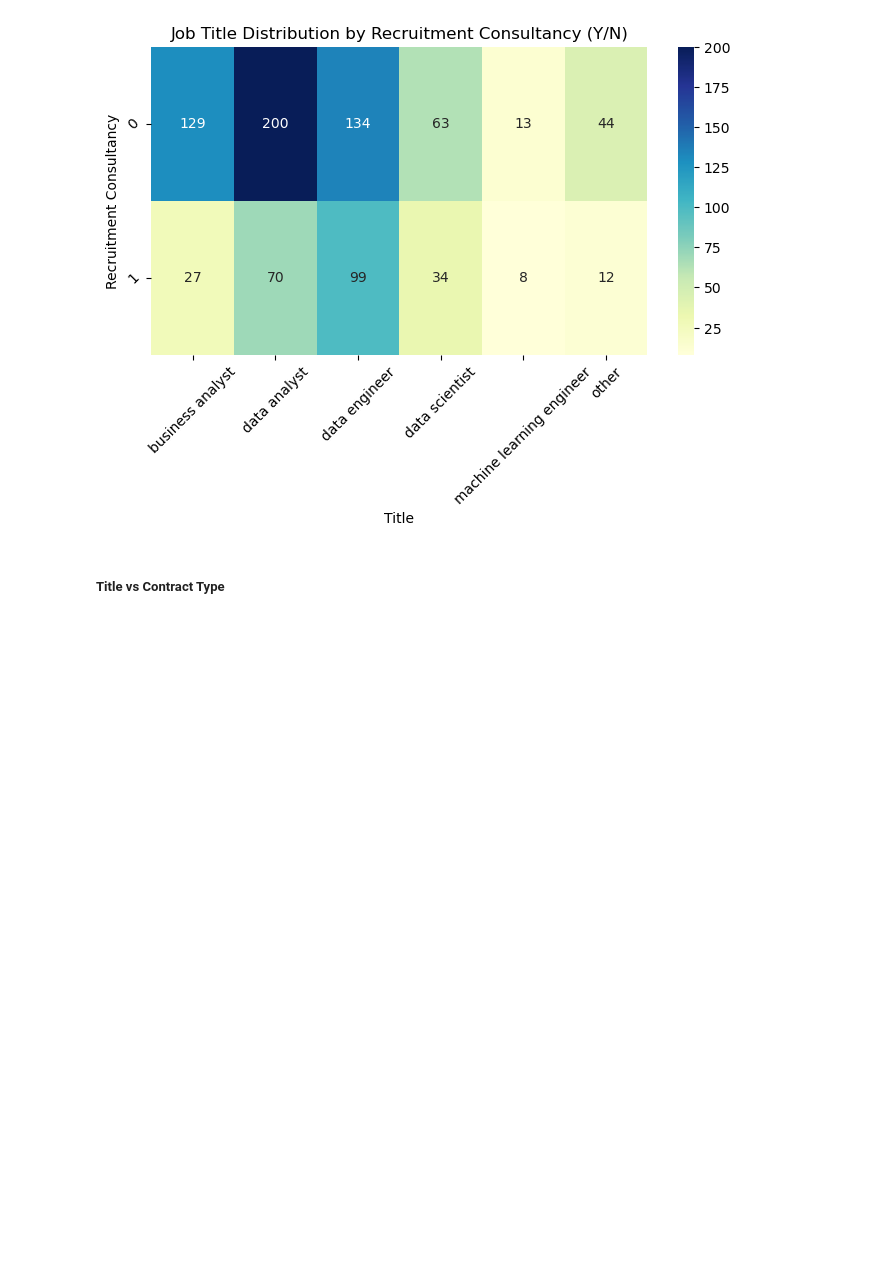
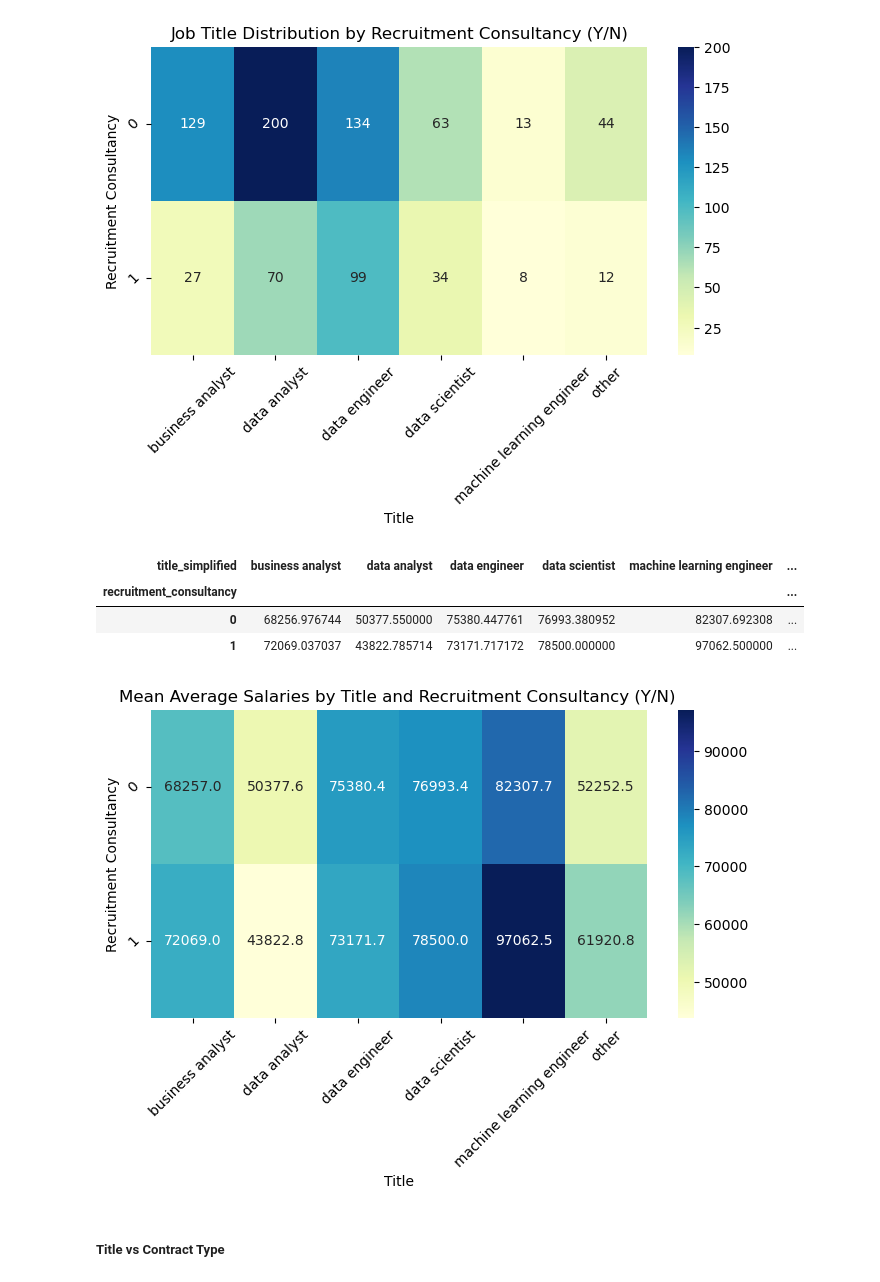
Before and after one commit to mms-mirza/Project_Capstone, a Jupyter notebook: capstone_eda.ipynb, the cells around one changed output. Saved outputs shown, nothing was run; the diff lists cells and outputs as text; code cells hidden in the pictures; blank space fills up the shorter version.

Commit message:
uploaded eda data csv and updated eda workbook

```diff
--- a/capstone_eda.ipynb
+++ b/capstone_eda.ipynb
@@ -384,6 +410,34 @@ plt.yticks(rotation=45)
 plt.show()
 # %% [output]
 [figure]
+# %%
+# create pivot table for mean avg_salary across title vs recruitment consultancy
+pivot_tab = df.pivot_table(
+    'avg_salary',
+    index = 'recruitment_consultancy',
+    columns='title_simplified'
+)
+pivot_tab
+# %% [output]
+| title_simplified | business analyst | data analyst | data engineer | data scientist | machine learning engineer | ... |
+| recruitment_consultancy |  |  |  |  |  | ... |
+| 0 | 68256.976744 | 50377.550000 | 75380.447761 | 76993.380952 | 82307.692308 | ... |
+| 1 | 72069.037037 | 43822.785714 | 73171.717172 | 78500.000000 | 97062.500000 | ... |
+# %%
+# create a heatmap to visualise pivot table above
+plt.figure(figsize=(8, 4))
+sns.heatmap(pivot_tab, annot=True, fmt=".1f", cmap="YlGnBu")
+
+plt.xlabel('Title')
+plt.ylabel('Recruitment Consultancy')
+plt.title('Mean Average Salaries by Title and Recruitment Consultancy (Y/N) ')
+
+plt.xticks(rotation=45)
+plt.yticks(rotation=45)
+
+plt.show()
+# %% [output]
+[figure, added]
 # %% [markdown]
 ##### Title vs Contract Type
 # %%
```
Also changed, not shown: parts of 5 cells of this notebook, 1 other file.
